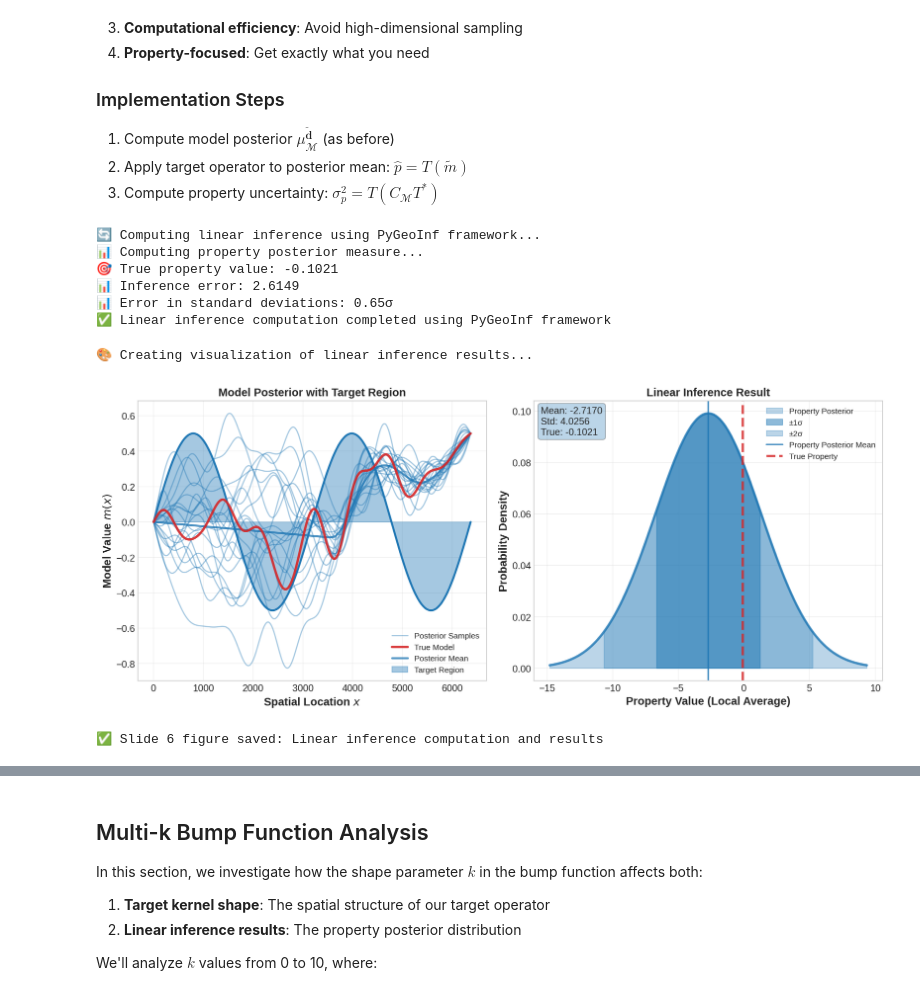
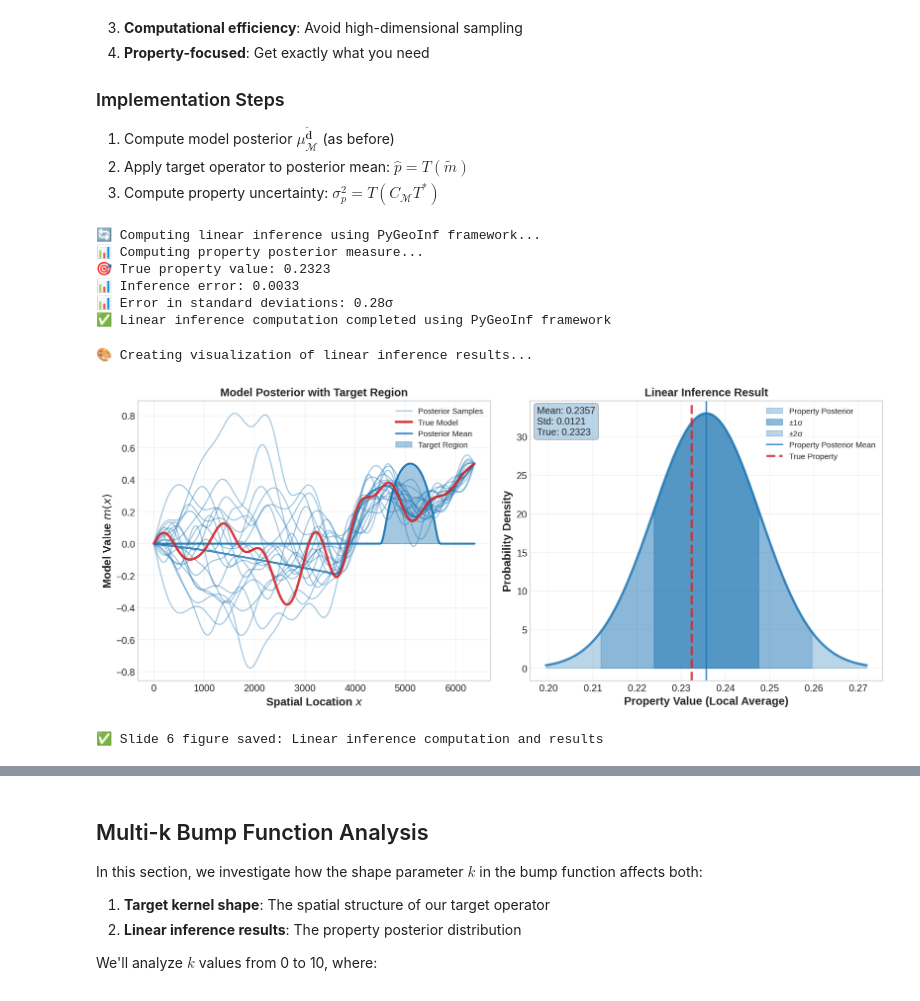
Before and after one commit to da380/pygeoinf, a Jupyter notebook: pygeoinf/interval/demos/conference_presentation_pli.ipynb, the cells around one changed output, grey strips where cells are left out. Cells and saved outputs as stored; diff of their text form; code cells hidden in the pictures.

Commit message:
some more images for conference

```diff
--- a/pygeoinf/interval/demos/conference_presentation_pli.ipynb
+++ b/pygeoinf/interval/demos/conference_presentation_pli.ipynb
@@ -219,7 +219,7 @@ We define:
 - **Noise model**: $\bm{\eta} \sim \mathcal{N}(0, \mathbf{C}_{\mathcal{D}})$
 # %%
 # Data space setup
-N_DATA = 100
+N_DATA = 142
 D = EuclideanSpace(N_DATA)
 
 print(f"📊 Data space: ℝ^{N_DATA}")
@@ -270,7 +270,7 @@ print(f"📡 Sensitivity kernels: Normal modes with Gaussian envelopes")
 # Generate synthetic observations
 np.random.seed(RANDOM_SEED)
 d_clean = G(m_true)
-noise_level = 0.05  # 5% noise level
+noise_level = 0.01  # 5% noise level
 noise_std = noise_level * np.max(np.abs(d_clean))
 noise = np.random.normal(0, noise_std, d_clean.shape)
 d_tilde = d_clean + noise
@@ -815,7 +815,7 @@ from pygeoinf.linear_bayesian import LinearBayesianInference
 
 T = SOLAOperator(M, P, target_kernel_provider, integration_method='trapz', n_points=1000)
 #T = SOLAOperator(M, P, functions=[BumpFunctionGradientProvider(M).get_function({'width': 0.2 * DOMAIN.length, 'default_k': 0.2, 'center': 0.8 * DOMAIN.length})])
-T = SOLAOperator(M, P, functions=[SineFunctionProvider(M).get_function_by_index(3)])
+# T = SOLAOperator(M, P, functions=[SineFunctionProvider(M).get_function_by_index(3)])
 # Create linear inference object
 linear_inference = LinearBayesianInference(forward_problem, M.gaussian_measure, T)
 
@@ -842,9 +842,9 @@ print("✅ Linear inference computation completed using PyGeoInf framework")
 # %% [output]
 🔄 Computing linear inference using PyGeoInf framework...
 📊 Computing property posterior measure...
-🎯 True property value: -0.1021
-📊 Inference error: 2.6149
-📊 Error in standard deviations: 0.65σ
+🎯 True property value: 0.2323
+📊 Inference error: 0.0033
+📊 Error in standard deviations: 0.28σ
 ✅ Linear inference computation completed using PyGeoInf framework
 # %%
 # Visualize Linear Inference Results
@@ -868,9 +868,13 @@ ax.plot(x_viz, posterior_mean.evaluate(x_viz), color='tab:blue', linewidth=2.5,
 # Highlight target region
 target = (T.adjoint)(P.basis_vector(0))
 target_values = target.evaluate(x_viz)
-target_support = target.support if target.support is not None else (DOMAIN.a, DOMAIN.b)
+if target.support is None:
+    target_support = (DOMAIN.a, DOMAIN.b)
+else:
+    target_support = target.support
+
 ax.fill_between(x_viz, target_values / np.max(target_values) * np.max(m_true.evaluate(x_viz)),
-                where=((x_viz >= target_support[0]) & (x_viz <= target_support[1])),
+                where=((x_viz >= target_support[0][0]) & (x_viz <= target_support[0][1])),
                 alpha=0.4, color='tab:blue', label='Target Region')
 ax.plot(x_viz, target_values / np.max(target_values) * np.max(m_true.evaluate(x_viz)), color='tab:blue', linewidth=2.5)
 
@@ -893,32 +897,32 @@ ax.plot(x_fine, y_fine, '-', color='tab:blue', linewidth=3, alpha=0.8)
 ax.fill_between(x_fine, y_fine,
                 where=((x_fine >= property_mean - property_std) & (x_fine <= property_mean + property_std)),
                 alpha=0.5, color='tab:blue', label='±1σ')
 ax.fill_between(x_fine, y_fine,
                 where=((x_fine >= property_mean - 2*property_std) & (x_fine <= property_mean + 2*property_std)),
                 alpha=0.3, color='tab:blue', label='±2σ')
 
 # Mark key values
 ax.axvline(property_mean, color='tab:blue', linestyle='-', linewidth=2, alpha=0.8, label='Property Posterior Mean')
 ax.axvline(true_property[0], color='tab:red', linestyle='--', linewidth=3, alpha=0.8, label='True Property')
 
 ax.set_xlabel('Property Value (Local Average)', fontweight='bold')
 ax.set_ylabel('Probability Density', fontweight='bold')
 ax.set_title('Linear Inference Result', fontsize=14, fontweight='bold')
 ax.legend(fontsize=10)
 ax.grid(True, alpha=0.3)
 
 # Add text summary
 textstr = f'Mean: {property_mean[0]:.4f}\nStd: {property_std[0]:.4f}\nTrue: {true_property[0]:.4f}'
 props = dict(boxstyle='round', facecolor='tab:blue', alpha=0.3)
 ax.text(0.02, 0.98, textstr, transform=ax.transAxes, fontsize=12,
         verticalalignment='top', bbox=props)
 
 plt.tight_layout()
 plt.savefig(f'{presentation_dir}/slide6_linear_inference_results.png', dpi=300, bbox_inches='tight')
 plt.show()
 
 print("✅ Slide 6 figure saved: Linear inference computation and results")
 # %% [output]
 🎨 Creating visualization of linear inference results...
-[figure, old version]
+[figure, new version]
 ✅ Slide 6 figure saved: Linear inference computation and results
```
Also changed, not shown: parts of 10 cells of this notebook, 28 other files.
